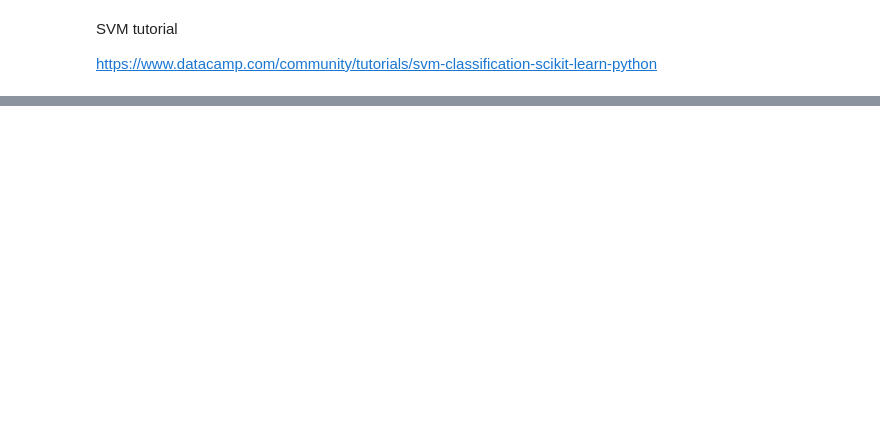
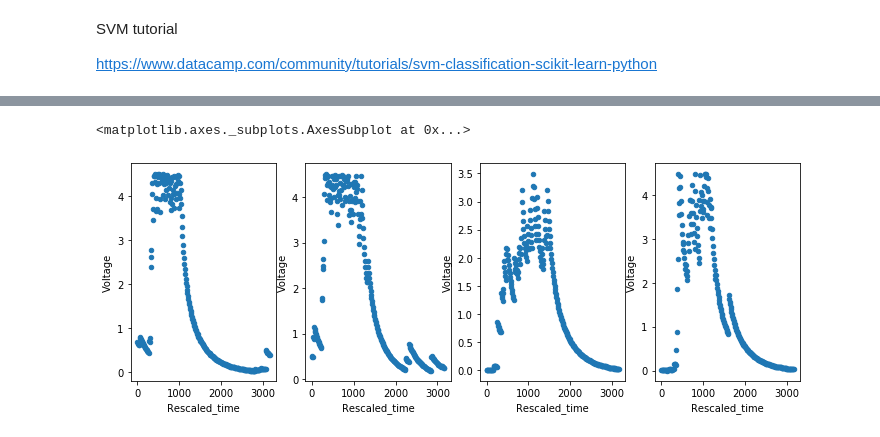
Before and after one commit to thangvle/smart_pros, a Jupyter notebook: hand_jupyter_notebook/EMG mani.ipynb, the cells around one changed output, grey strips where cells are left out. Saved outputs shown, nothing was run; the diff lists cells and outputs as text; code cells hidden in the pictures; blank space fills up the shorter version.

```diff
--- a/hand_jupyter_notebook/EMG mani.ipynb
+++ b/hand_jupyter_notebook/EMG mani.ipynb
@@ -7,3 +7,8 @@ import pandas as pd
 import numpy as np
 import matplotlib.pyplot as mpl
 from sklearn import svm
+# %%
+muscle1_df = pd.read_excel(r"C:\Users\Thang Le\Documents\github\smart_pros\hand_jupyter_notebook\Rescaled_EMG_time.xlsx", sheet_name = "muscle_1")
+muscle2_df = pd.read_excel(r"C:\Users\Thang Le\Documents\github\smart_pros\hand_jupyter_notebook\Rescaled_EMG_time.xlsx", sheet_name = "muscle_2")
+muscle3_df = pd.read_excel(r"C:\Users\Thang Le\Documents\github\smart_pros\hand_jupyter_notebook\Rescaled_EMG_time.xlsx", sheet_name = "muscle_3")
+muscle4_df = pd.read_excel(r"C:\Users\Thang Le\Documents\github\smart_pros\hand_jupyter_notebook\Rescaled_EMG_time.xlsx", sheet_name = "muscle_4")
@@ -9,0 +27,5 @@ from sklearn import svm
+# %%
+muscle1_df.columns = ['Time_stamp', 'Voltage', 'Rescaled_time']
+muscle2_df.columns = ['Time_stamp', 'Voltage', 'Rescaled_time']
+muscle3_df.columns = ['Time_stamp', 'Voltage', 'Rescaled_time']
+muscle4_df.columns = ['Time_stamp', 'Voltage', 'Rescaled_time']
@@ -10 +67,10 @@ from sklearn import svm
+# %%
+f, (ax1, ax2,ax3,ax4) = mpl.subplots(1,4, figsize=(12,4))
+muscle1_df.plot(x='Rescaled_time', y="Voltage", ax=ax1, kind="scatter")
+muscle2_df.plot(x='Rescaled_time', y="Voltage", ax=ax2, kind="scatter")
+muscle3_df.plot(x='Rescaled_time', y="Voltage", ax=ax3, kind="scatter")
+muscle4_df.plot(x='Rescaled_time', y="Voltage", ax=ax4, kind="scatter")
+# %% [output]
+<matplotlib.axes._subplots.AxesSubplot at 0x...>
+[figure, added]
 # %%
```
Also changed, not shown: parts of 15 cells of this notebook, 2 other files.
